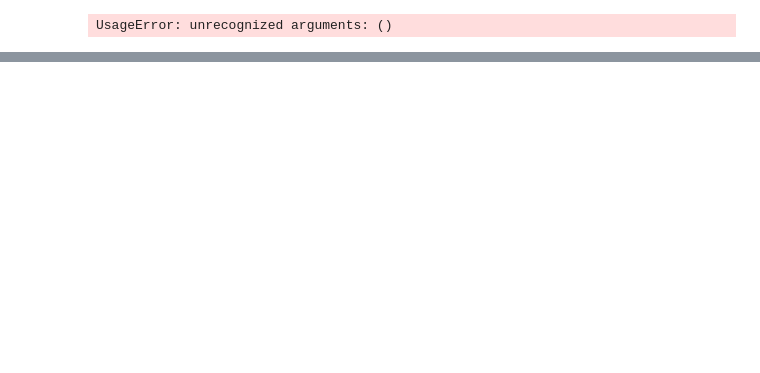
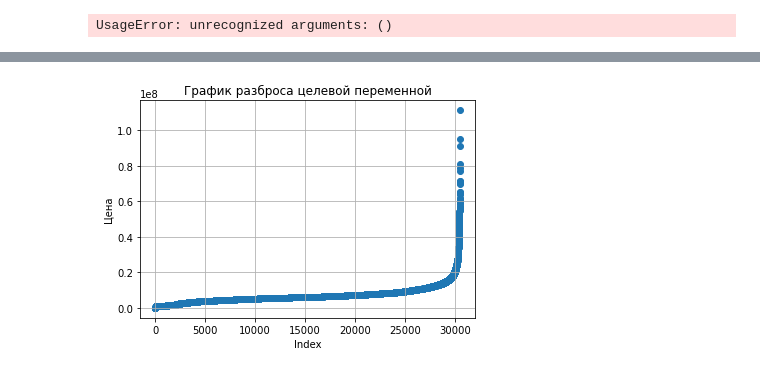
Before and after one commit to IvanAniskavets/Python_2.0, a Jupyter notebook: Machine_Learning/HW_lecture_9_updated.ipynb, the cells around one changed output, grey strips where cells are left out. Drawn from its saved outputs; the diff is of its cells as text; code cells hidden in the pictures; blank space fills up the shorter version.

```diff
--- a/Machine_Learning/HW_lecture_9_updated.ipynb
+++ b/Machine_Learning/HW_lecture_9_updated.ipynb
@@ -463,0 +191,11 @@ MemoryError: Unable to allocate 9.69 GiB for an array with shape (24409, 53301)
+# %%
+#Scatter plot Analysis
+
+plt.scatter(range(data.shape[0]),np.sort(data['price_doc'].values))
+plt.xlabel('Index')
+plt.ylabel('Цена')
+plt.title('График разброса целевой переменной')
+plt.grid()
+plt.show()
+# %% [output]
+[figure, added]
```
Also changed, not shown: parts of 210 cells of this notebook.
